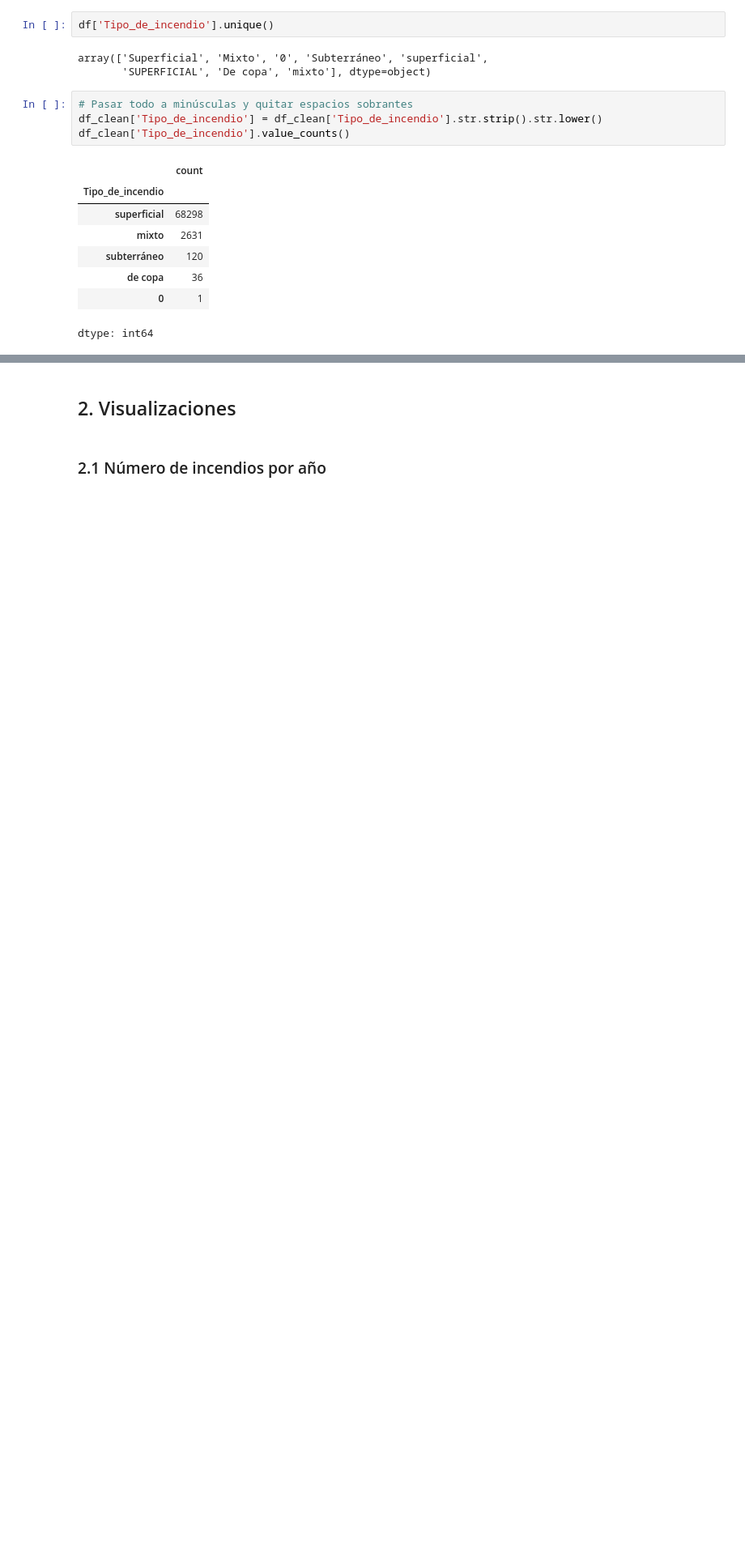
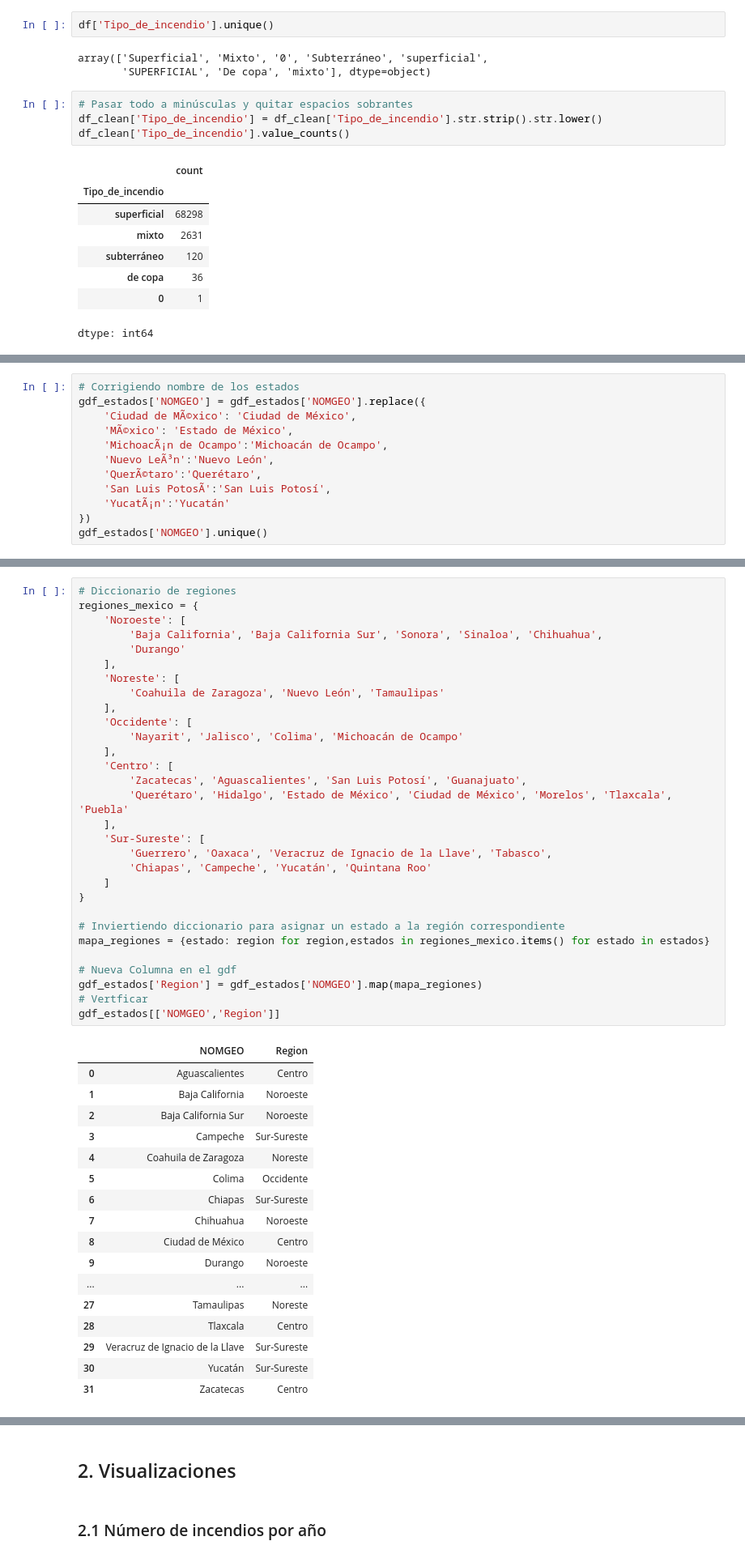
Before and after one commit to AndrsGzRo/incendios-forestales-mx, a Jupyter notebook: Incendios_Forestales_EDA.ipynb, the cells around one changed output, grey strips where cells are left out. Shown: that part at 81% size. Saved outputs shown, nothing was run; the diff lists cells and outputs as text; blank space fills up the shorter version.

```diff
--- a/Incendios_Forestales_EDA.ipynb
+++ b/Incendios_Forestales_EDA.ipynb
@@ -208,0 +257,12 @@ dtype: int64
+# %%
+# Corrigiendo nombre de los estados
+gdf_estados['NOMGEO'] = gdf_estados['NOMGEO'].replace({
+    'Ciudad de MÃ©xico': 'Ciudad de México',
+    'MÃ©xico': 'Estado de México',
+    'MichoacÃ¡n de Ocampo':'Michoacán de Ocampo',
+    'Nuevo LeÃ³n':'Nuevo León',
+    'QuerÃ©taro':'Querétaro',
+    'San Luis PotosÃ­':'San Luis Potosí',
+    'YucatÃ¡n':'Yucatán'
+})
+gdf_estados['NOMGEO'].unique()
@@ -208,0 +281,48 @@ dtype: int64
+# %%
+# Diccionario de regiones
+regiones_mexico = {
+    'Noroeste': [
+        'Baja California', 'Baja California Sur', 'Sonora', 'Sinaloa', 'Chihuahua',
+        'Durango'
+    ],
+    'Noreste': [
+        'Coahuila de Zaragoza', 'Nuevo León', 'Tamaulipas'
+    ],
+    'Occidente': [
+        'Nayarit', 'Jalisco', 'Colima', 'Michoacán de Ocampo'
+    ],
+    'Centro': [
+        'Zacatecas', 'Aguascalientes', 'San Luis Potosí', 'Guanajuato',
+        'Querétaro', 'Hidalgo', 'Estado de México', 'Ciudad de México', 'Morelos', 'Tlaxcala', 'Puebla'
+    ],
+    'Sur-Sureste': [
+        'Guerrero', 'Oaxaca', 'Veracruz de Ignacio de la Llave', 'Tabasco',
+        'Chiapas', 'Campeche', 'Yucatán', 'Quintana Roo'
+    ]
+}
+
+# Inviertiendo diccionario para asignar un estado a la región correspondiente
+mapa_regiones = {estado: region for region,estados in regiones_mexico.items() for estado in estados}
+
+# Nueva Columna en el gdf
+gdf_estados['Region'] = gdf_estados['NOMGEO'].map(mapa_regiones)
+# Vertficar
+gdf_estados[['NOMGEO','Region']]
+# %% [output]
+|  | NOMGEO | Region |
+| 0 | Aguascalientes | Centro |
+| 1 | Baja California | Noroeste |
+| 2 | Baja California Sur | Noroeste |
+| 3 | Campeche | Sur-Sureste |
+| 4 | Coahuila de Zaragoza | Noreste |
+| 5 | Colima | Occidente |
+| 6 | Chiapas | Sur-Sureste |
+| 7 | Chihuahua | Noroeste |
+| 8 | Ciudad de México | Centro |
+| 9 | Durango | Noroeste |
+| ... | ... | ... |
+| 27 | Tamaulipas | Noreste |
+| 28 | Tlaxcala | Centro |
+| 29 | Veracruz de Ignacio de la Llave | Sur-Sureste |
+| 30 | Yucatán | Sur-Sureste |
+| 31 | Zacatecas | Centro |
```
Also changed, not shown: parts of 11 cells of this notebook.
